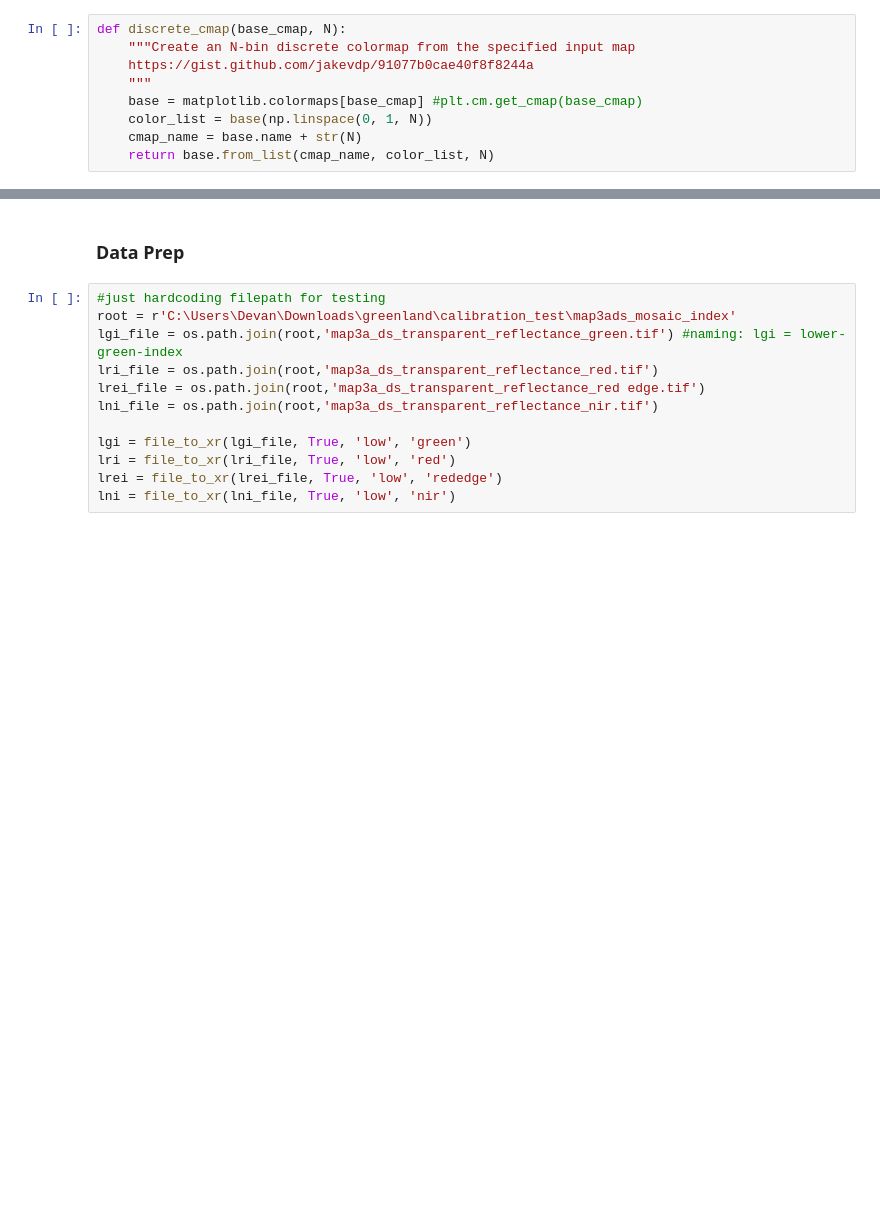
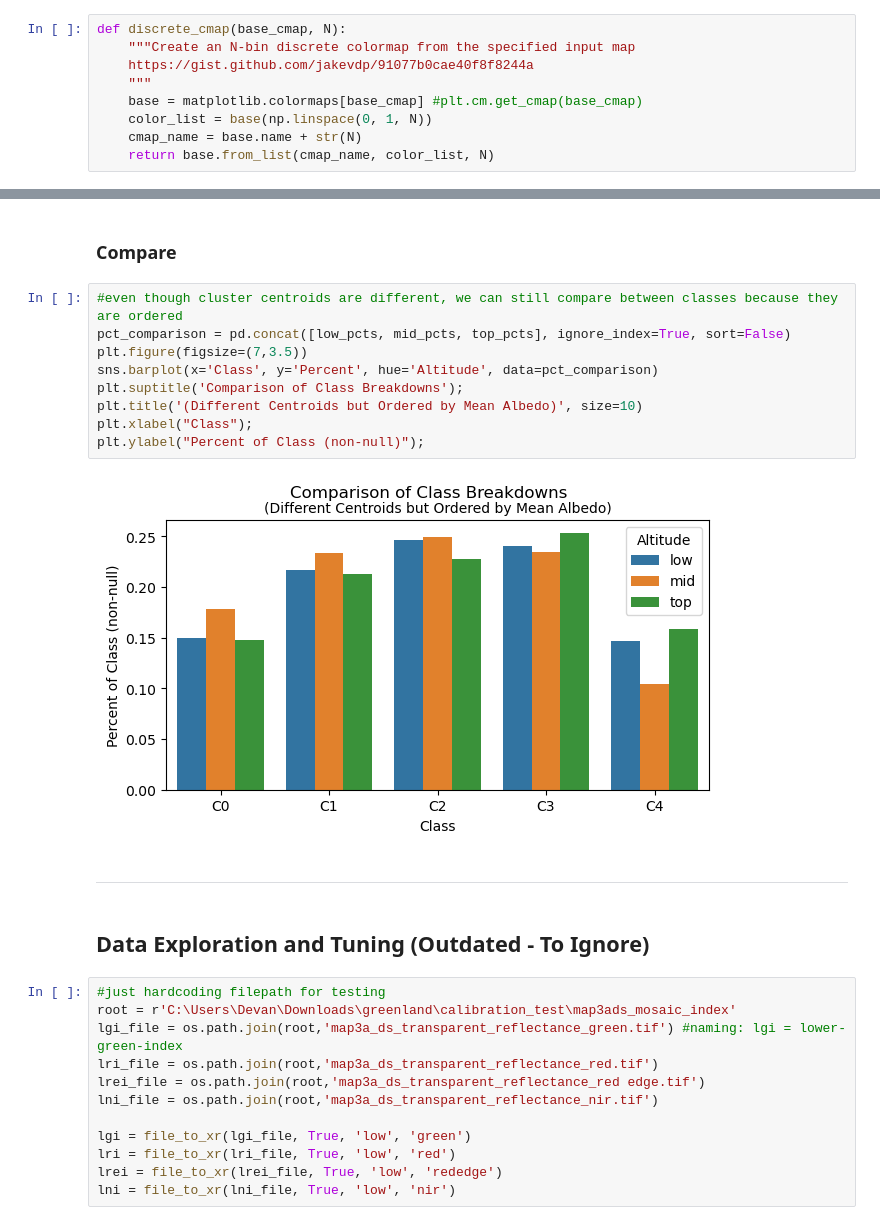
Before and after one commit to ds4114/Greenland_Drone_Analysis, a Jupyter notebook: code/ds4114_albedo_clustering.ipynb, the cells around one changed output, grey strips where cells are left out. Saved outputs shown, nothing was run; the diff lists cells and outputs as text; blank space fills up the shorter version.

```diff
--- a/code/ds4114_albedo_clustering.ipynb
+++ b/code/ds4114_albedo_clustering.ipynb
@@ -181,5 +273,20 @@ def ds4114_process_all(gi, ri, rei, ni, clusters=4):
+# %% [markdown]
+### Compare
+# %%
+#even though cluster centroids are different, we can still compare between classes because they are ordered
+pct_comparison = pd.concat([low_pcts, mid_pcts, top_pcts], ignore_index=True, sort=False)
+plt.figure(figsize=(7,3.5))
+sns.barplot(x='Class', y='Percent', hue='Altitude', data=pct_comparison)
+plt.suptitle('Comparison of Class Breakdowns');
+plt.title('(Different Centroids but Ordered by Mean Albedo)', size=10)
+plt.xlabel("Class");
+plt.ylabel("Percent of Class (non-null)");
+# %% [output]
+[figure, added]
+# %% [markdown]
+--------------------------------
 # %% [markdown]
-### Data Prep
+## Data Exploration and Tuning (Outdated - To Ignore)
 # %%
 #just hardcoding filepath for testing
 root = r'C:\Users\Devan\Downloads\greenland\calibration_test\map3ads_mosaic_index'
```
Also changed, not shown: parts of 15 cells of this notebook, 11 other files.
